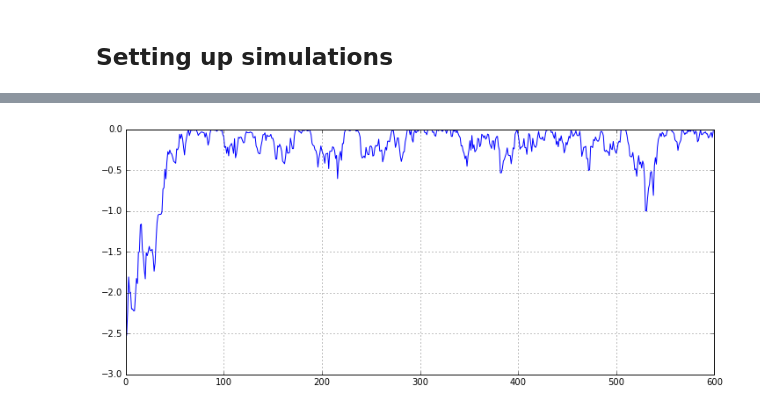
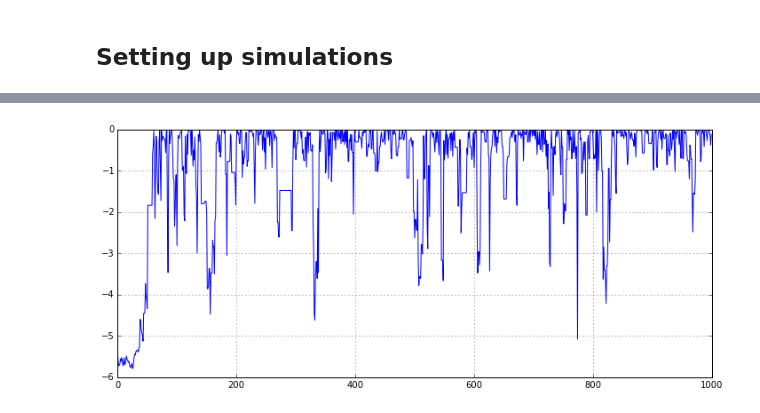
Before and after one commit to toni88x/rebound, a Jupyter notebook: python_examples/LangevinMCMC-2nd-logp-proposal.ipynb, the cells around one changed output, grey strips where cells are left out. Saved outputs shown, nothing was run; the diff lists cells and outputs as text; code cells hidden in the pictures.

```diff
--- a/python_examples/LangevinMCMC-2nd-logp-proposal.ipynb
+++ b/python_examples/LangevinMCMC-2nd-logp-proposal.ipynb
@@ -127,13 +129,13 @@ def simulation(cart):
 
     ##################################################################
     # INTEGRATION
-    logp    = 0.
+    logps    = 0.
     logp_d  = np.zeros(N_param)
     logp_d2 = np.zeros((N_param*(N_param+1)/2,2))
     for i,t in enumerate(data_t):
         r.integrate(t)
         dv = ps[1].vx-data_rv[i]
-        logp  += -dv**2
+        logps  += -dv**2
         for k in range(N_param):
             vari1 = varid1(k)
             logp_d[k] += -2.*ps[vari1].vx/delta * dv
@@ -157,11 +159,11 @@ def simulation(cart):
             logp_d2m[k,l] = fdd
             _id +=1
 
-    return logp, logp_d, logp_d2m
+    return logps, logp_d, logp_d2m
 
 
-def softabs(hessian):
-    lam, Q = np.linalg.eig(-hessian)
+def softabs(hessians):
+    lam, Q = np.linalg.eig(-hessians)
     lam_twig = lam*1./np.tanh(alpha*lam)
     H_twig = np.dot(Q,np.dot(np.diag(lam_twig),Q.T))
     #print lam
@@ -173,67 +175,66 @@ def mcmc(theta,N_steps):
     N_param = len(theta)
     theta = np.array(theta)
     errs = np.zeros(N_steps)
+    debug = np.zeros(N_steps)
     chain = np.zeros((N_steps,N_param))
     first = 1
     failcount = 0
+    accepted = 0
     for i in range(N_steps):
         if first==1:
             first = 0
             logp, gradient, hessian = simulation(theta)
             G     = softabs(hessian)
             Ginv  = np.linalg.inv(G)
-            Gsqrt = np.linalg.cholesky(np.linalg.inv(G))
+            Ginvsqrt = np.linalg.cholesky(Ginv)
             mu    = theta + epsilon**2 * np.dot(Ginv, gradient)/2.
 
-        thetastar = mu + epsilon * np.dot(Gsqrt, np.random.normal(0.,1.,N_param))
+        thetastar = mu + epsilon * np.dot(Ginvsqrt, np.random.normal(0.,1.,N_param))
 
 
-        logpstar, gradientstar, hessianstar = simulation(thetastar)
+
         try:
+            logpstar, gradientstar, hessianstar = simulation(thetastar)
             Gstar     = softabs(hessianstar)
             Ginvstar  = np.linalg.inv(Gstar)
-            Gsqrtstar = np.linalg.cholesky(np.linalg.inv(Gstar))
+            Ginvsqrtstar = np.linalg.cholesky(Ginvstar)
+            mustar = thetastar + epsilon**2 * np.dot(Ginvstar, gradientstar)/2.
+
+            q_ts_t = np.log(stats.multivariate_normal(mu, cov=epsilon**2*Ginv).pdf(thetastar))
+            q_t_ts = np.log(stats.multivariate_normal(mustar, cov=epsilon**2*Ginvstar).pdf(theta))
+            debug[i] = logpstar-logp+q_t_ts-q_ts_t
         except:
             failcount += 1
-            chain[i] = a
-            errs[i] = logp
-            continue
             pass
-
-
-        mustar = thetastar + epsilon**2 * np.dot(Ginvstar, gradientstar)/2.
-
-        cov = epsilon**2 * Ginv
-        covstar = epsilon**2 * Ginvstar
-
-        q_t_ts = np.log(stats.multivariate_normal(mu, cov=epsilon**2*Ginv).pdf(thetastar))
-        q_ts_t = np.log(stats.multivariate_normal(mustar, cov=epsilon**2*Ginvstar).pdf(theta))
-        #print "%.8f" %(np.exp(logpstar-logp))
-        if min(1.,np.exp(logpstar-logp+q_t_ts-q_ts_t)) > np.random.uniform():
-            theta = thetastar
-            logp = logpstar
-            gradient = gradientstar
-            hessian = hessianstar
-            G = Gstar
-            Ginv = Ginvstar
-            Gsqrt = Gsqrtstar
-            mu = mustar
-
+        else:
+            z = np.random.uniform()
+            #print i, np.exp(logpstar- logp),  z, min(1.,np.exp(logpstar-logp+q_t_ts-q_ts_t)) > z
+            if min(1.,np.exp(logpstar-logp+q_t_ts-q_ts_t)) > z:
+                accepted += 1
+                theta = thetastar
+                logp = logpstar
+                gradient = gradientstar
+                hessian = hessianstar
+                G = Gstar
+                Ginv = Ginvstar
+                Ginvsqrt = Ginvsqrtstar
+                mu = mustar
         chain[i] = theta
         errs[i] = logp
 
-    print "Fails: %d" %failcount
-    return errs, chain
+    print "Fails: %d. Acceptance rate: %.1f%%" % (failcount, float(accepted)/float(N_steps)*100.)
+    return errs, chain, debug
 
 
-N_steps                  = 600
-epsilon                  = 0.15
-alpha                    = 100.
-theta_real               = [4.]
+N_steps                  = 1000
+epsilon                  = 0.75
+alpha                    = 1.15
+theta_real               = [4.,]
 generateObs(theta_real)
-errs, chain              = mcmc([3.5],N_steps)
+errs, chain, debug       = mcmc([9.15],N_steps)
 
 fig1 = plt.figure(figsize=(12,5))
+#plt.plot(range(N_steps), debug, color="g");
 plt.plot(range(N_steps), errs, color="b");
 plt.grid()
 for i in range(N_param):
@@ -246 +247 @@ Fails: 0
-[figure, old version]
+[figure, new version]
```
Also changed, not shown: parts of 3 cells of this notebook.
